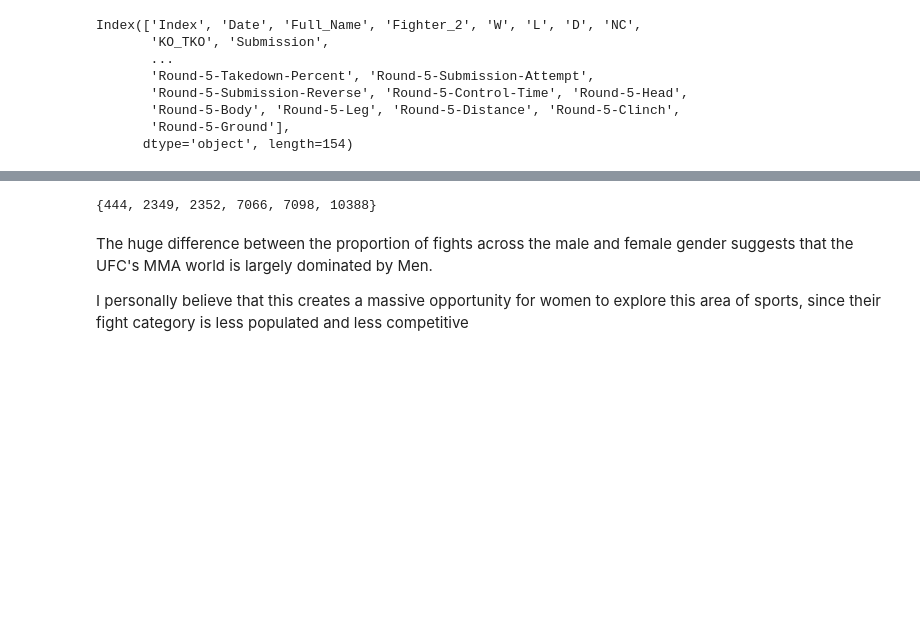
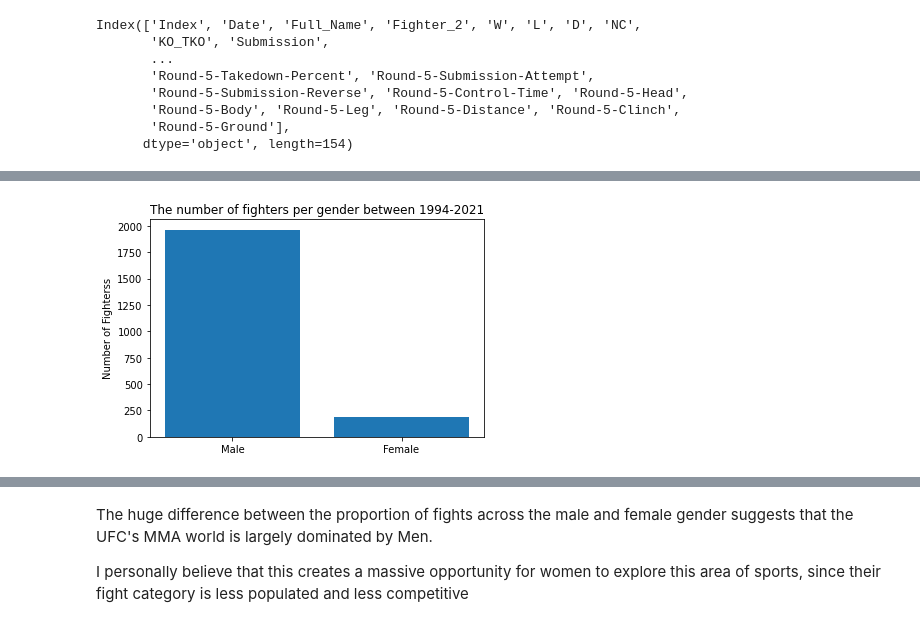
Before and after one commit to BoboyeOkeya/PortFolio---Machine-Learning-AI-foundations-, a Jupyter notebook: UFC_Data_Analysis.ipynb, the cells around one changed output, grey strips where cells are left out. Drawn from its saved outputs; the diff is of its cells as text; code cells hidden in the pictures; blank space fills up the shorter version.

```diff
--- a/UFC_Data_Analysis.ipynb
+++ b/UFC_Data_Analysis.ipynb
@@ -182,62 +238,26 @@ Between 1994-2021, Male fights account for 92.02% of the whole UFC Fights, while
 # %%
-## Next, let's get the number of unique fighters across each gender
-
+##Next, let's get the number of unique fighters across each gender
 #Get the number of unique fighters
 full_name_unique = ufc_master['Full_Name'].unique()
-fighter_2_unique = ufc_master['Fighter_2'].unique()
+# print(len(full_name_unique))
 
-#combine both in a set
-set1 = set(full_name_unique)
-set2 = set(fighter_2_unique)
-set_union = set1.union(set2)
-print(len(set1))
-print(len(set2))
-print(len(set_union))
+male_fighters_unique = male_fights['Full_Name'].unique()
+# print(len(male_fighters_unique))
 
+female_fighters_unique = female_fights['Full_Name'].unique()
+# print(len(female_fighters_unique))
 
-male_fighters_unique1 = male_fights['Full_Name'].unique()
-male_fighters_unique2 = male_fights['Fighter_2'].unique()
+#Store the count in a dictionary for easy visualization
+fighters_count_dict = {'Male': len(male_fighters_unique),'Female':len(female_fighters_unique)}
+names = list(fighters_count_dict.keys())
+values = list(fighters_count_dict.values())
 
-set1_male = set(male_fighters_unique1)
-set2_male = set(male_fighters_unique2)
-set_male = set1_male.union(set2_male)
-print(len(set2_male))
+#Visualize the proportion of male fighters versus female fighters
+plt.bar(range(len(fighters_count_dict)), values, tick_label=names)
+plt.title(f'The number of fighters per gender between {min_date}-{max_date}')
+plt.ylabel('Number of Fighterss')
+plt.show()
 
-female_fighters_unique1 = female_fights['Full_Name'].unique()
-female_fighters_unique2 = female_fights['Fighter_2'].unique()
-
-set1_female = set(female_fighters_unique1)
-set2_female = set(female_fighters_unique2)
-set_female = set1_female.union(set2_female)
-print(len(set2_female))
-
-set_male_female = set_male.intersection(set_female)
-for name in set_male_female:
-    if(name in set_female):
-        print(name)
-# print((set_male_female))
-
-
-extract = ufc_master[ufc_master['Index']==10388]
-print(extract)
-print(extract.Women_Category)
-
-#The following row has its women_Category mislabelled, normally 0 is for male and 1 is for male
-#Sarah Moras = [968,5367,7089,7176,7320,10389,10390,10391,10392,10393,10394,10395,10396]
-#[10677,10954,11649]
-
-#Sarh Moras labeled 0 = [444,10388]
-
-#Leslie Smith
-#[523,4737,5339,5389,7063,7064,7065,7067,7068,7069,9795,10387, ]
-#leslie labelled 0 [2349,7066]
-#Lina Lansberg
-#[988,4332,7092,7093,7094,7095,7096,7097,7099,7175,7318,10372,11460,11939]
-#Lina labelled 0 [2352,7098]
-#Cristiane Justino labelled 0 [2349,2352,7066,7098]
-#Alexis Dufresne labelled 0 [444,10388]
-
-#Some of the women_category has been mislabelled as 0, they should be 1
-mislabel_women_category = set([444,10388,2349,7066,2352,7098,2349,2352,7066,7098,444,10388])
-mislabel_women_category
+print(f'There were {len(male_fighters_unique)} male fighters and {len(female_fighters_unique)} female fighters in the UFC between {min_date}-{max_date}')
 # %% [output]
+[figure, added]
@@ -261,4 +265,3 @@ Name: Women_Category, dtype: int64
-{444, 2349, 2352, 7066, 7098, 10388}
 # %% [markdown]
 The huge difference between the proportion of fights across the male and female gender suggests that the UFC's MMA world is largely dominated by Men.
 
```
Also changed, not shown: parts of 5 cells of this notebook.
